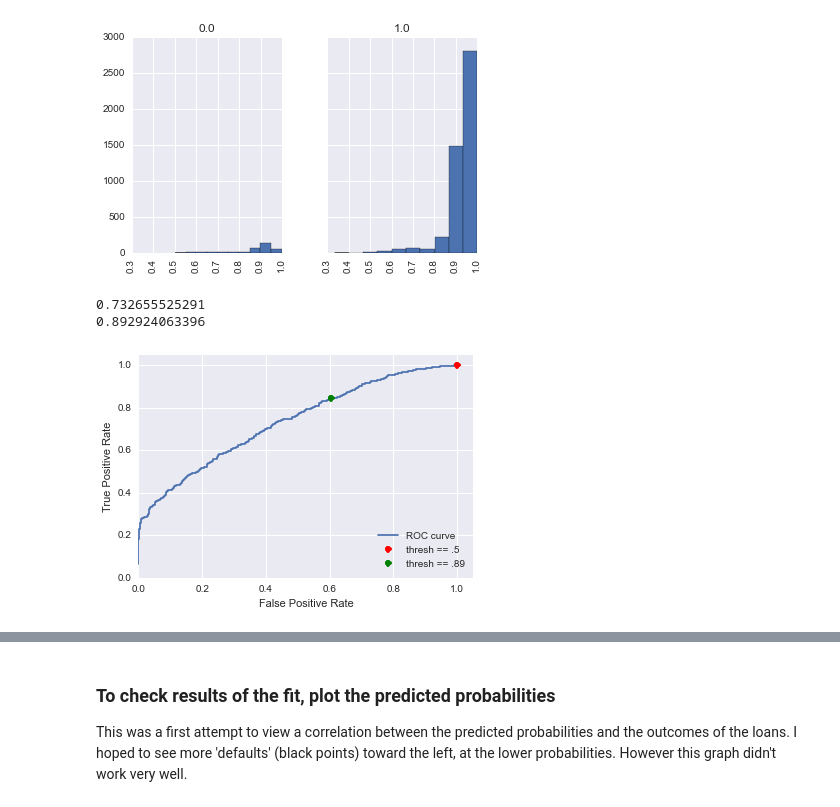
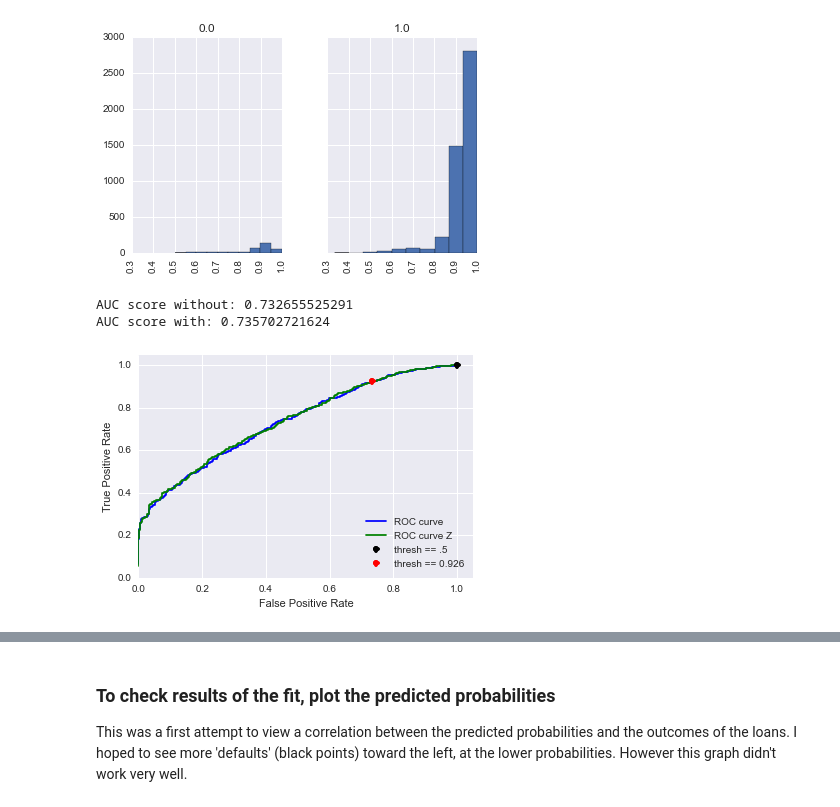
Before and after one commit to stephane47/gadat-project, a Jupyter notebook: lc-model3.ipynb, the cells around one changed output, grey strips where cells are left out. Saved outputs shown, nothing was run; the diff lists cells and outputs as text; code cells hidden in the pictures.

```diff
--- a/lc-model3.ipynb
+++ b/lc-model3.ipynb
@@ -321,21 +337,26 @@ array([<matplotlib.axes._subplots.AxesSubplot object at 0x...>,
 # %%
 # ROC curve
 fpr, tpr, thresholds = metrics.roc_curve(y_test, y_pred_prob)
-plt.plot(fpr, tpr,label = "ROC curve")
+plt.plot(fpr, tpr,'-b',label = "ROC curve")
+fprz, tprz, thresholdsz = metrics.roc_curve(y_test, yz_pred_prob)
+plt.plot(fprz, tprz,'-g',label = "ROC curve Z")
 thresh_i = np.where(thresholds>.5)[0][-1]
-plt.plot(fpr[thresh_i],tpr[thresh_i],'ro',label = 'thresh == .5')
-thresh2 = np.where(fpr>.6)[0][0]
-plt.plot(fpr[thresh2],tpr[thresh2],'go',label = 'thresh == .89')
+plt.plot(fpr[thresh_i],tpr[thresh_i],'ko',label = 'thresh == .5')
+thresh2 = .926
+thresh2_i = np.where(tpr>thresh2)[0][0]
+plt.plot(fpr[thresh2_i],tpr[thresh2_i],'ro',label = 'thresh == {}'.format(thresh2))
 plt.xlim([0,1.05])
 plt.ylim([0,1.05])
 plt.legend(loc="lower right")
 plt.xlabel('False Positive Rate')
 plt.ylabel('True Positive Rate')
-print metrics.roc_auc_score(y_test, y_pred_prob)
-print thresholds[fpr>.6][0]
+print "AUC score without: {}".format(metrics.roc_auc_score(y_test, y_pred_prob))
+print "AUC score with: {}".format(metrics.roc_auc_score(y_test, yz_pred_prob))
+
+#print thresholds[fpr>.6][0]
 # %% [output]
-0.732655525291
-0.892924063396
+AUC score without: 0.732655525291
+AUC score with: 0.735702721624
-[figure, old version]
+[figure, new version]
 # %%
 print type(tpr)
```
Also changed, not shown: parts of 22 cells of this notebook, 12 other files.
